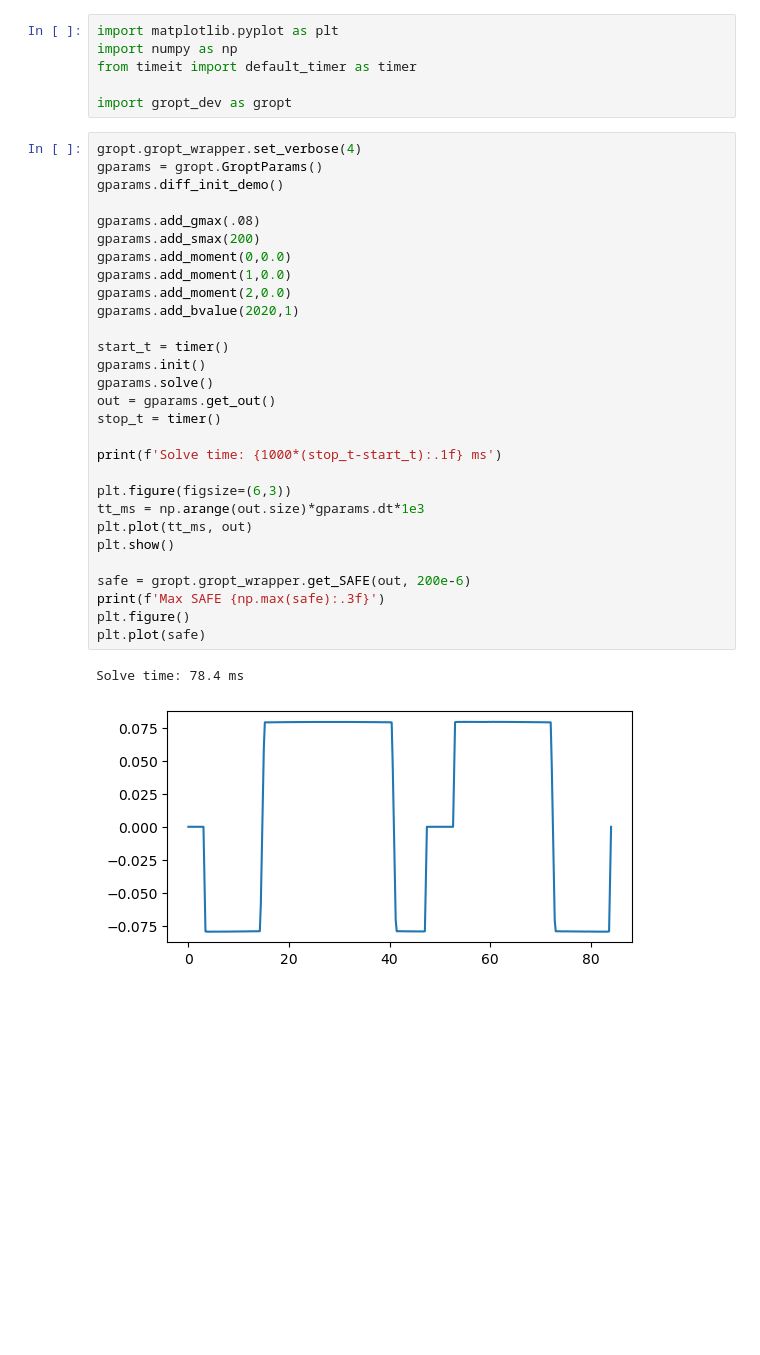
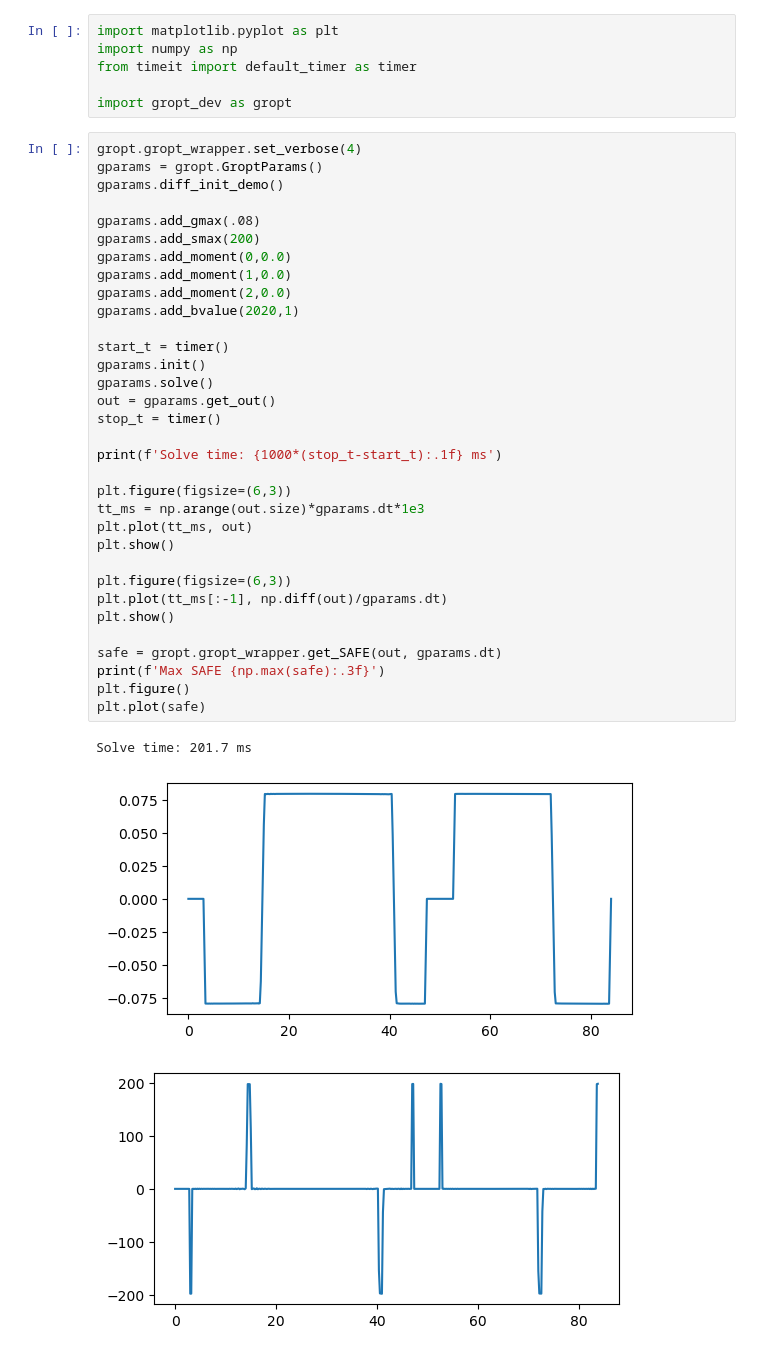
Before and after one commit to cmr-group/gropt-dev, a Jupyter notebook: examples/safe_diff/safe_diff.ipynb, the cells around one changed output. Saved outputs shown, nothing was run; the diff lists cells and outputs as text; blank space fills up the shorter version.

```diff
--- a/examples/safe_diff/safe_diff.ipynb
+++ b/examples/safe_diff/safe_diff.ipynb
@@ -7,32 +7,37 @@ import gropt_dev as gropt
 # %%
 gropt.gropt_wrapper.set_verbose(4)
 gparams = gropt.GroptParams()
 gparams.diff_init_demo()
 
 gparams.add_gmax(.08)
 gparams.add_smax(200)
 gparams.add_moment(0,0.0)
 gparams.add_moment(1,0.0)
 gparams.add_moment(2,0.0)
 gparams.add_bvalue(2020,1)
 
 start_t = timer()
 gparams.init()
 gparams.solve()
 out = gparams.get_out()
 stop_t = timer()
 
 print(f'Solve time: {1000*(stop_t-start_t):.1f} ms')
 
 plt.figure(figsize=(6,3))
 tt_ms = np.arange(out.size)*gparams.dt*1e3
 plt.plot(tt_ms, out)
 plt.show()
 
-safe = gropt.gropt_wrapper.get_SAFE(out, 200e-6)
+plt.figure(figsize=(6,3))
+plt.plot(tt_ms[:-1], np.diff(out)/gparams.dt)
+plt.show()
+
+safe = gropt.gropt_wrapper.get_SAFE(out, gparams.dt)
 print(f'Max SAFE {np.max(safe):.3f}')
 plt.figure()
 plt.plot(safe)
 # %% [output]
-Solve time: 78.4 ms
+Solve time: 201.7 ms
 [figure]
+[figure, new version]
```
Also changed, not shown: parts of 2 cells of this notebook, 4 other files.
